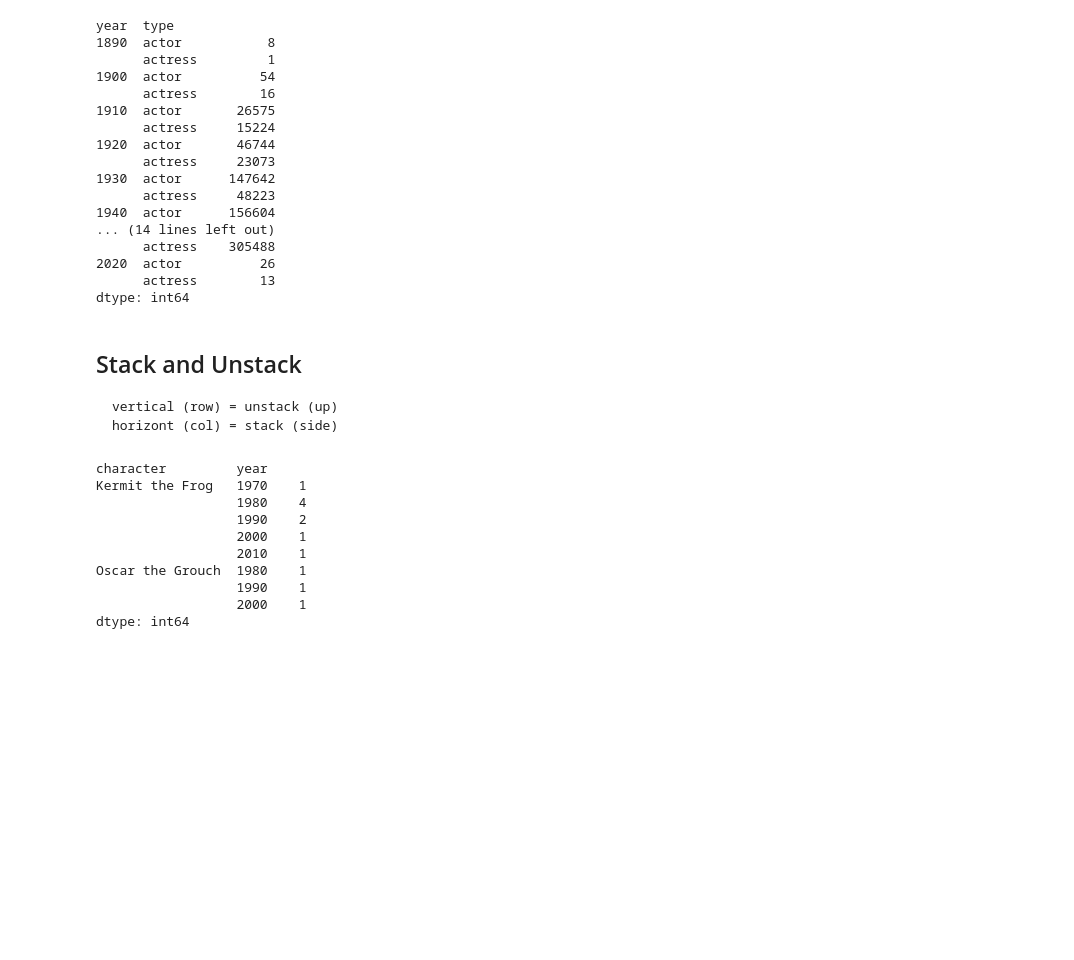
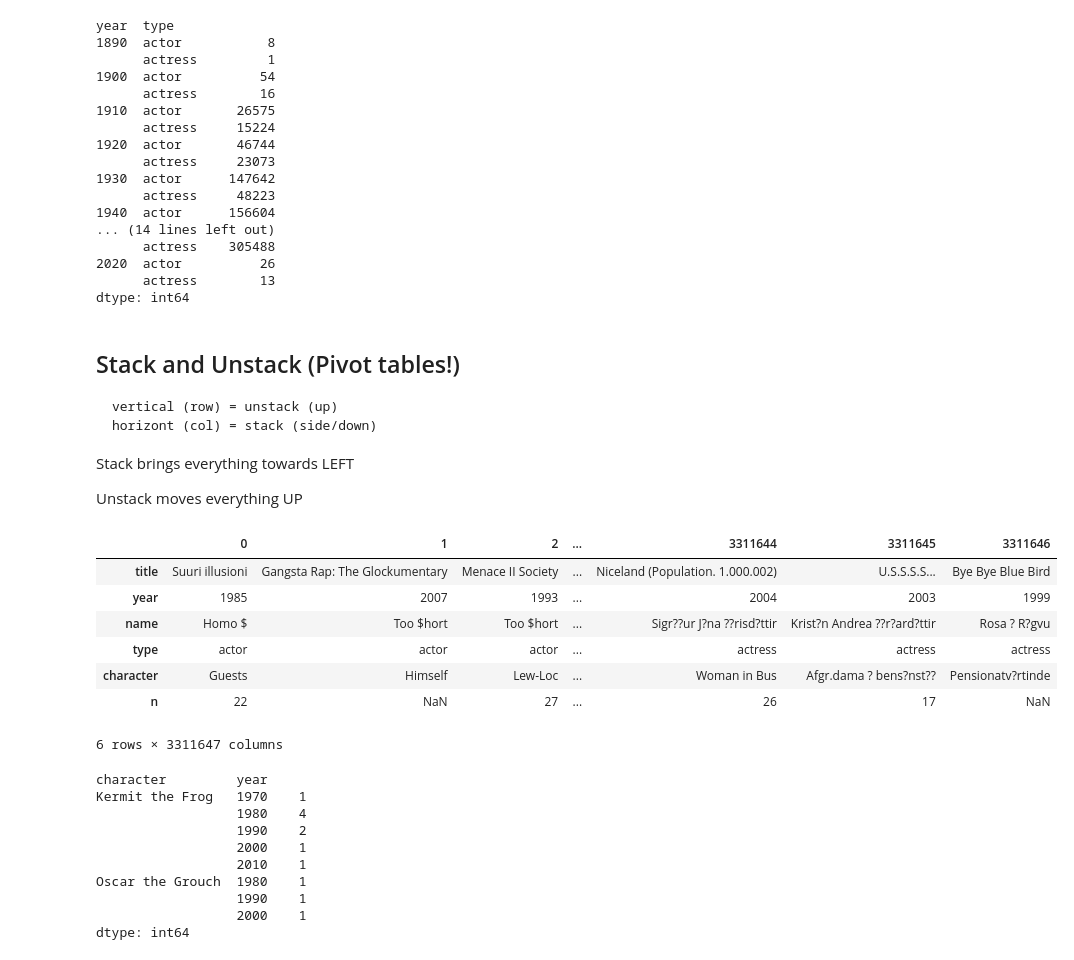
Before and after one commit to mahendra-r/py_random_notes, a Jupyter notebook: Pandas.ipynb, the cells around one changed output. Cells and saved outputs as stored; diff of their text form; code cells hidden in the pictures; blank space fills up the shorter version.

```diff
--- a/Pandas.ipynb
+++ b/Pandas.ipynb
@@ -485,11 +725,26 @@ year  type
       actress        13
 dtype: int64
 # %% [markdown]
-## Stack and Unstack
+## Stack and Unstack (Pivot tables!)
 
 
     vertical (row) = unstack (up)
-    horizont (col) = stack (side)
+    horizont (col) = stack (side/down)
+
+Stack brings everything towards LEFT
+
+Unstack moves everything UP
+# %%
+cast.unstack().unstack()
+# %% [output]
+|  | 0 | 1 | 2 | ... | 3311644 | 3311645 | 3311646 |
+| title | Suuri illusioni | Gangsta Rap: The Glockumentary | Menace II Society | ... | Niceland (Population. 1.000.002) | U.S.S.S.S... | Bye Bye Blue Bird |
+| year | 1985 | 2007 | 1993 | ... | 2004 | 2003 | 1999 |
+| name | Homo $ | Too $hort | Too $hort | ... | Sigr??ur J?na ??risd?ttir | Krist?n Andrea ??r?ard?ttir | Rosa ? R?gvu |
+| type | actor | actor | actor | ... | actress | actress | actress |
+| character | Guests | Himself | Lew-Loc | ... | Woman in Bus | Afgr.dama ? bens?nst?? | Pensionatv?rtinde |
+| n | 22 | NaN | 27 | ... | 26 | 17 | NaN |
+6 rows × 3311647 columns
 # %%
 c = cast
 c = c[(c['character'] == 'Kermit the Frog') | (c['character'] == 'Oscar the Grouch')]
```
Also changed, not shown: parts of 70 cells of this notebook, 1 other file.
